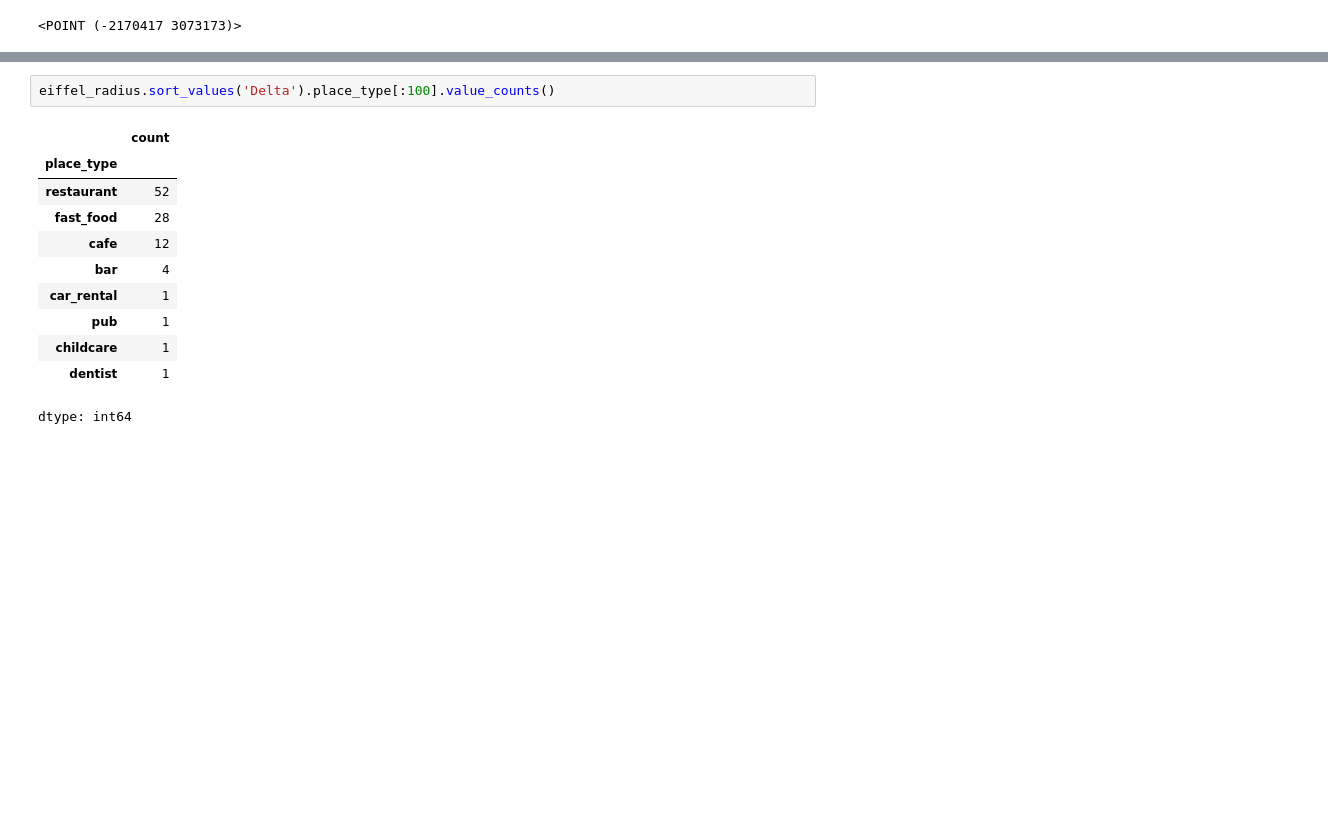
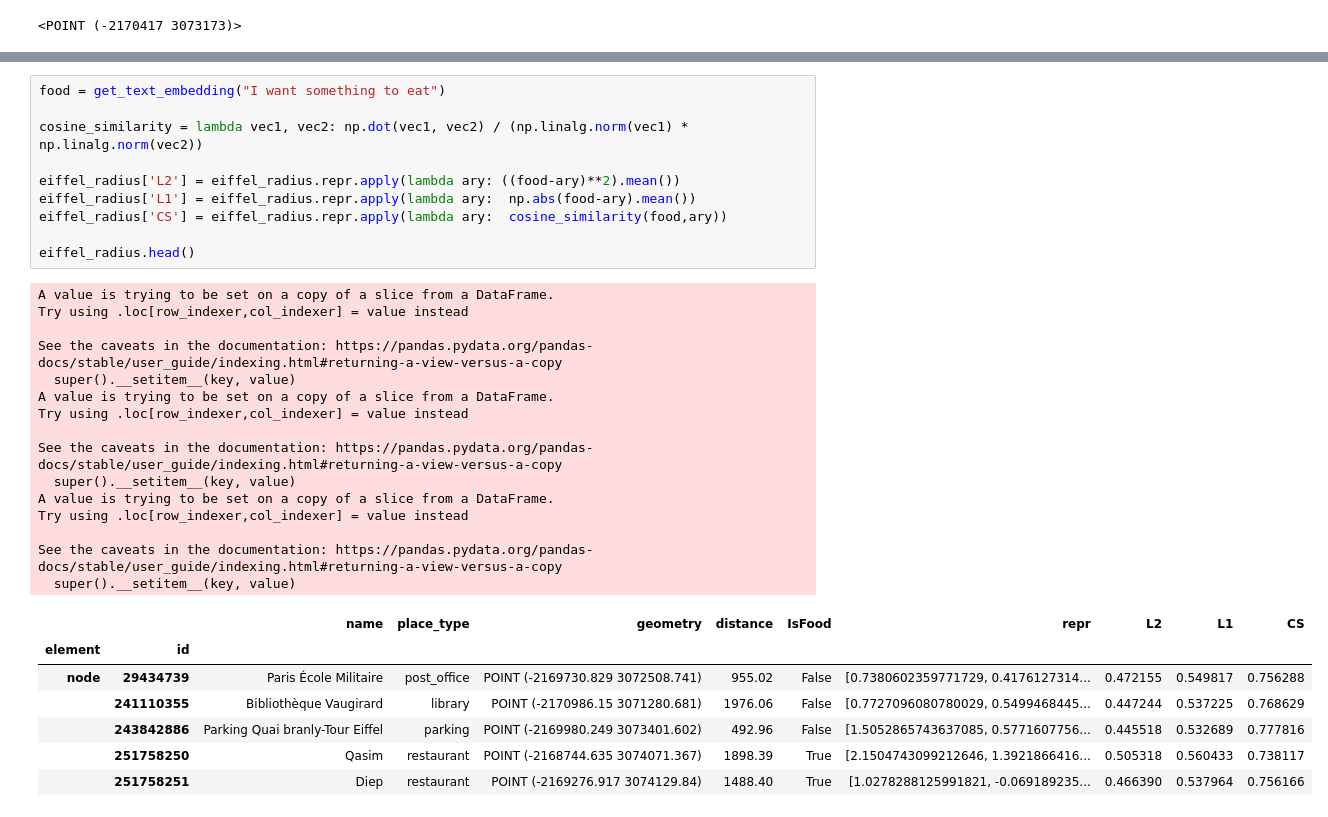
Before and after one commit to EtzionR/LM4GeoAI, a Jupyter notebook: Geo_Semantic_Search.ipynb, the cells around one changed output, grey strips where cells are left out. Drawn from its saved outputs; the diff is of its cells as text; blank space fills up the shorter version.

```diff
--- a/Geo_Semantic_Search.ipynb
+++ b/Geo_Semantic_Search.ipynb
@@ -159,14 +147,33 @@ See the caveats in the documentation: https://pandas.pydata.org/pandas-docs/stab
-# %%
-eiffel_radius.sort_values('Delta').place_type[:100].value_counts()
-# %% [output]
-|  | count |
-| place_type |  |
-| restaurant | 52 |
-| fast_food | 28 |
-| cafe | 12 |
-| bar | 4 |
-| car_rental | 1 |
-| pub | 1 |
-| childcare | 1 |
-| dentist | 1 |
-dtype: int64
+# %%
+food = get_text_embedding("I want something to eat")
+
+cosine_similarity = lambda vec1, vec2: np.dot(vec1, vec2) / (np.linalg.norm(vec1) * np.linalg.norm(vec2))
+
+eiffel_radius['L2'] = eiffel_radius.repr.apply(lambda ary: ((food-ary)**2).mean())
+eiffel_radius['L1'] = eiffel_radius.repr.apply(lambda ary:  np.abs(food-ary).mean())
+eiffel_radius['CS'] = eiffel_radius.repr.apply(lambda ary:  cosine_similarity(food,ary))
+
+eiffel_radius.head()
+# %% [output]
+A value is trying to be set on a copy of a slice from a DataFrame.
+Try using .loc[row_indexer,col_indexer] = value instead
+
+See the caveats in the documentation: https://pandas.pydata.org/pandas-docs/stable/user_guide/indexing.html#returning-a-view-versus-a-copy
+  super().__setitem__(key, value)
+A value is trying to be set on a copy of a slice from a DataFrame.
+Try using .loc[row_indexer,col_indexer] = value instead
+
+See the caveats in the documentation: https://pandas.pydata.org/pandas-docs/stable/user_guide/indexing.html#returning-a-view-versus-a-copy
+  super().__setitem__(key, value)
+A value is trying to be set on a copy of a slice from a DataFrame.
+Try using .loc[row_indexer,col_indexer] = value instead
+
+See the caveats in the documentation: https://pandas.pydata.org/pandas-docs/stable/user_guide/indexing.html#returning-a-view-versus-a-copy
+  super().__setitem__(key, value)
+|  |  | name | place_type | geometry | distance | IsFood | repr | L2 | L1 | CS |
+| element | id |  |  |  |  |  |  |  |  |  |
+| node | 29434739 | Paris École Militaire | post_office | POINT (-2169730.829 3072508.741) | 955.02 | False | [0.7380602359771729, 0.4176127314... | 0.472155 | 0.549817 | 0.756288 |
+|  | 241110355 | Bibliothèque Vaugirard | library | POINT (-2170986.15 3071280.681) | 1976.06 | False | [0.7727096080780029, 0.5499468445... | 0.447244 | 0.537225 | 0.768629 |
+|  | 243842886 | Parking Quai branly-Tour Eiffel | parking | POINT (-2169980.249 3073401.602) | 492.96 | False | [1.5052865743637085, 0.5771607756... | 0.445518 | 0.532689 | 0.777816 |
+|  | 251758250 | Qasim | restaurant | POINT (-2168744.635 3074071.367) | 1898.39 | True | [2.1504743099212646, 1.3921866416... | 0.505318 | 0.560433 | 0.738117 |
+|  | 251758251 | Diep | restaurant | POINT (-2169276.917 3074129.84) | 1488.40 | True | [1.0278288125991821, -0.069189235... | 0.466390 | 0.537964 | 0.756166 |
```
Also changed, not shown: parts of 10 cells of this notebook.
